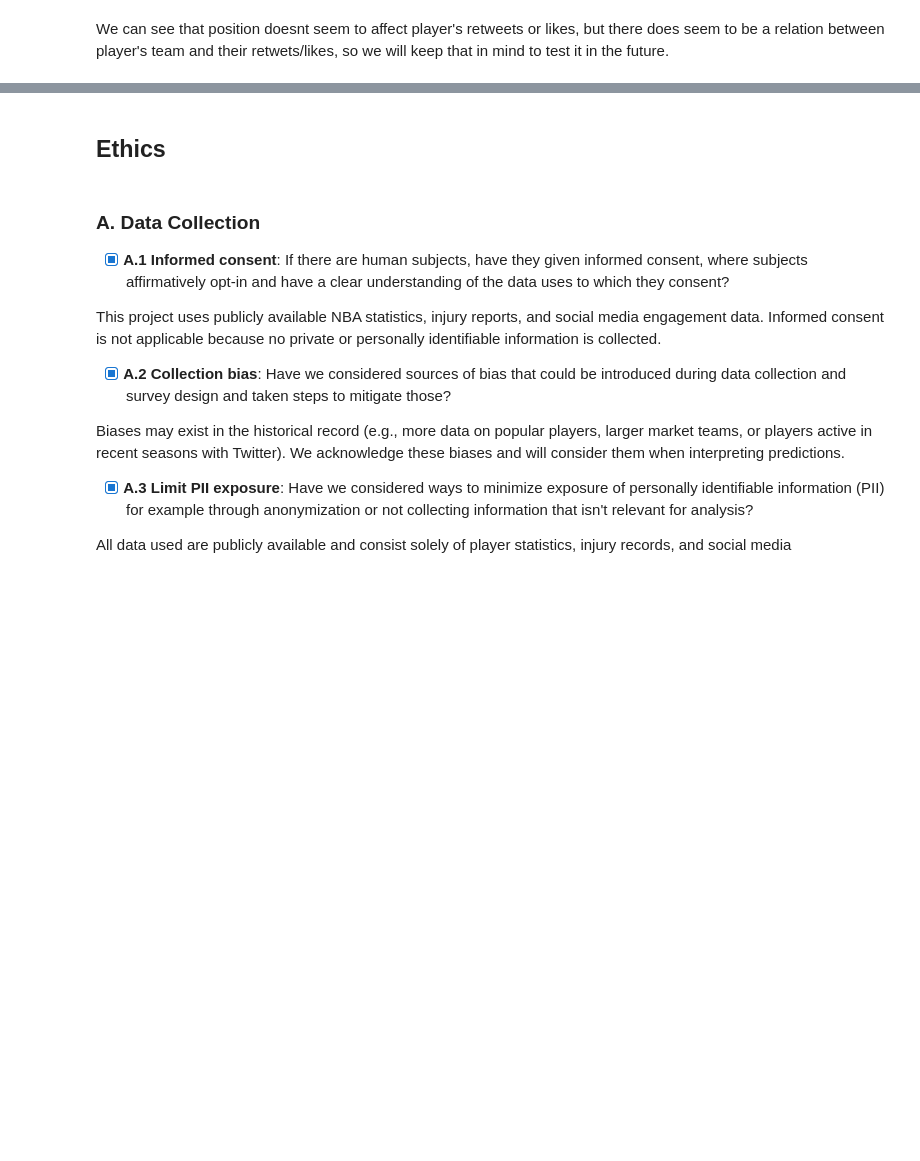
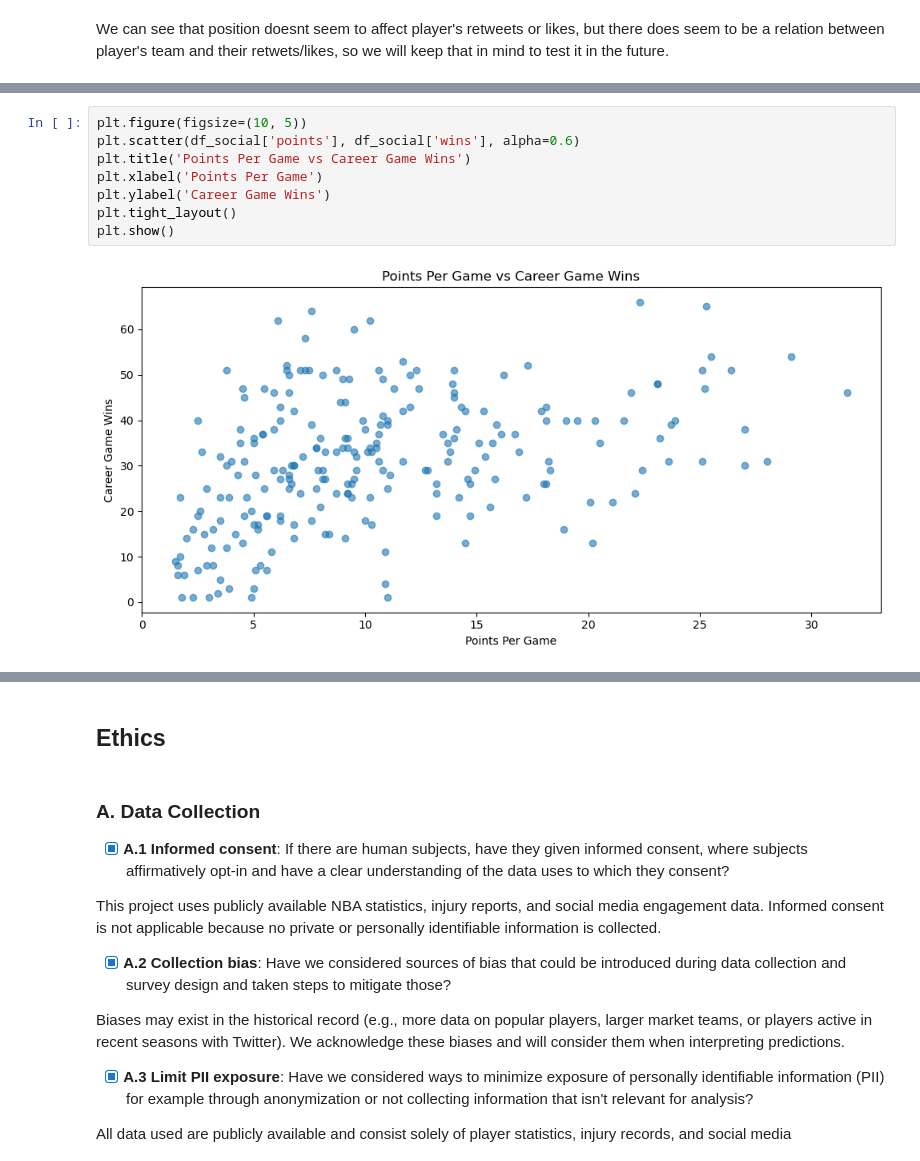
Before and after one commit to COGS108/Group122_WI26, a Jupyter notebook: 02-EDACheckpoint.ipynb, the cells around one changed output, grey strips where cells are left out. Cells and saved outputs as stored; diff of their text form; blank space fills up the shorter version.

```diff
--- a/02-EDACheckpoint.ipynb
+++ b/02-EDACheckpoint.ipynb
@@ -772,0 +848,10 @@ We can see that position doesnt seem to affect player's retweets or likes, but t
+# %%
+plt.figure(figsize=(10, 5))
+plt.scatter(df_social['points'], df_social['wins'], alpha=0.6)
+plt.title('Points Per Game vs Career Game Wins')
+plt.xlabel('Points Per Game')
+plt.ylabel('Career Game Wins')
+plt.tight_layout()
+plt.show()
+# %% [output]
+[figure, added]
```
Also changed, not shown: parts of 10 cells of this notebook.
